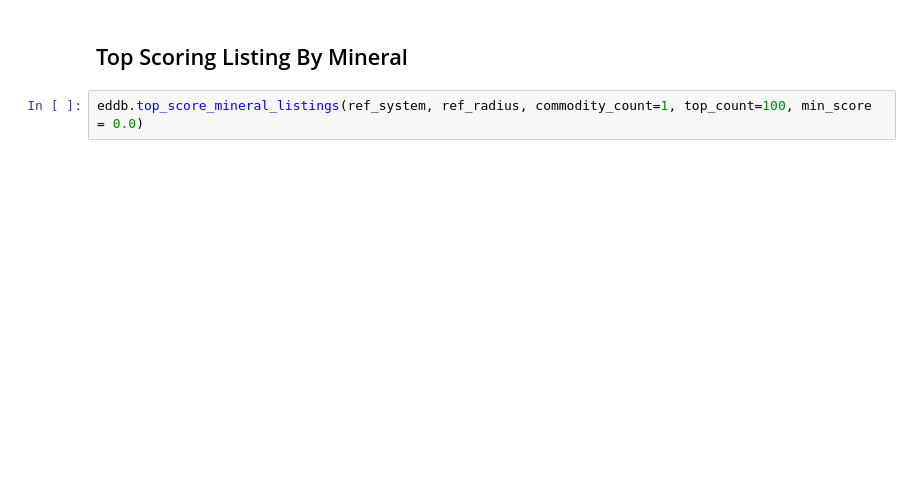
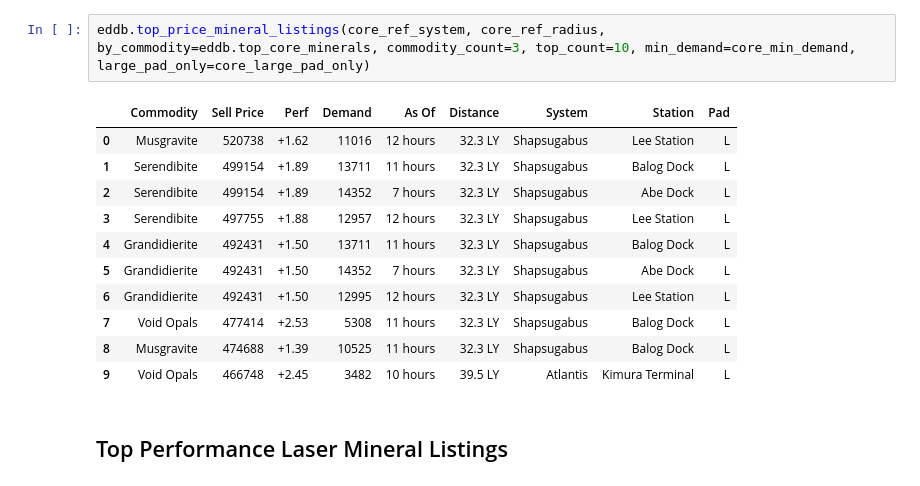
Before and after one commit to kominetz/elite-tools, a Jupyter notebook: notebooks/Daily Mining Report.ipynb, the cells around one changed output. Drawn from its saved outputs; the diff is of its cells as text; blank space fills up the shorter version.

```diff
--- a/notebooks/Daily Mining Report.ipynb
+++ b/notebooks/Daily Mining Report.ipynb
@@ -33,4 +75,16 @@ eddb.top_price_mineral_listings(ref_system, ref_radius, commodity_count=1, top_c
+# %%
+eddb.top_price_mineral_listings(core_ref_system, core_ref_radius, by_commodity=eddb.top_core_minerals, commodity_count=3, top_count=10, min_demand=core_min_demand, large_pad_only=core_large_pad_only)
+# %% [output]
+|  | Commodity | Sell Price | Perf | Demand | As Of | Distance | System | Station | Pad |
+| 0 | Musgravite | 520738 | +1.62 | 11016 | 12 hours | 32.3 LY | Shapsugabus | Lee Station | L |
+| 1 | Serendibite | 499154 | +1.89 | 13711 | 11 hours | 32.3 LY | Shapsugabus | Balog Dock | L |
+| 2 | Serendibite | 499154 | +1.89 | 14352 | 7 hours | 32.3 LY | Shapsugabus | Abe Dock | L |
+| 3 | Serendibite | 497755 | +1.88 | 12957 | 12 hours | 32.3 LY | Shapsugabus | Lee Station | L |
+| 4 | Grandidierite | 492431 | +1.50 | 13711 | 11 hours | 32.3 LY | Shapsugabus | Balog Dock | L |
+| 5 | Grandidierite | 492431 | +1.50 | 14352 | 7 hours | 32.3 LY | Shapsugabus | Abe Dock | L |
+| 6 | Grandidierite | 492431 | +1.50 | 12995 | 12 hours | 32.3 LY | Shapsugabus | Lee Station | L |
+| 7 | Void Opals | 477414 | +2.53 | 5308 | 11 hours | 32.3 LY | Shapsugabus | Balog Dock | L |
+| 8 | Musgravite | 474688 | +1.39 | 10525 | 11 hours | 32.3 LY | Shapsugabus | Balog Dock | L |
+| 9 | Void Opals | 466748 | +2.45 | 3482 | 10 hours | 39.5 LY | Atlantis | Kimura Terminal | L |
 # %% [markdown]
-## Top Scoring Listing By Mineral ##
+## Top Performance Laser Mineral Listings ##
-# %%
-eddb.top_score_mineral_listings(ref_system, ref_radius, commodity_count=1, top_count=100, min_score = 0.0)
```
Also changed, not shown: parts of 18 cells of this notebook, 3 other files.
